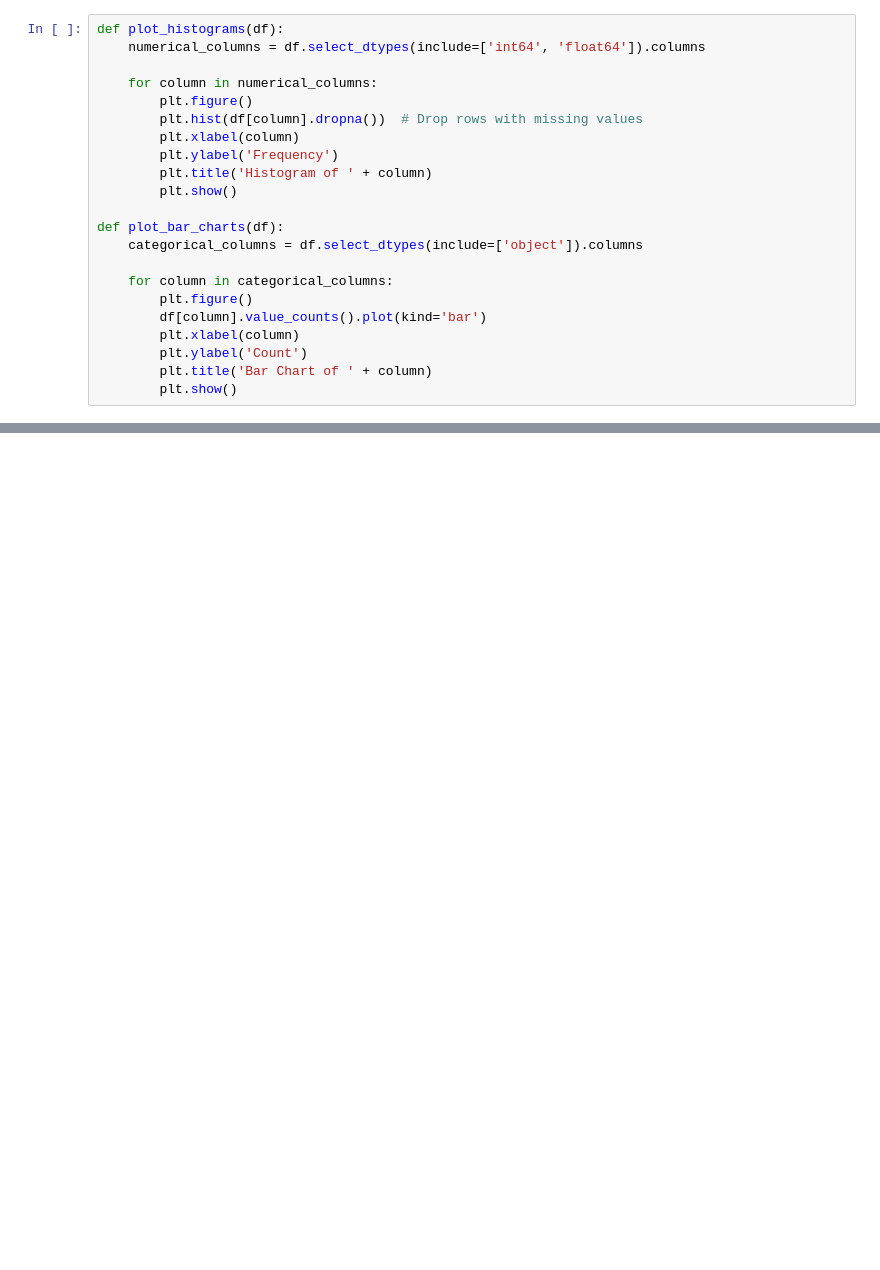
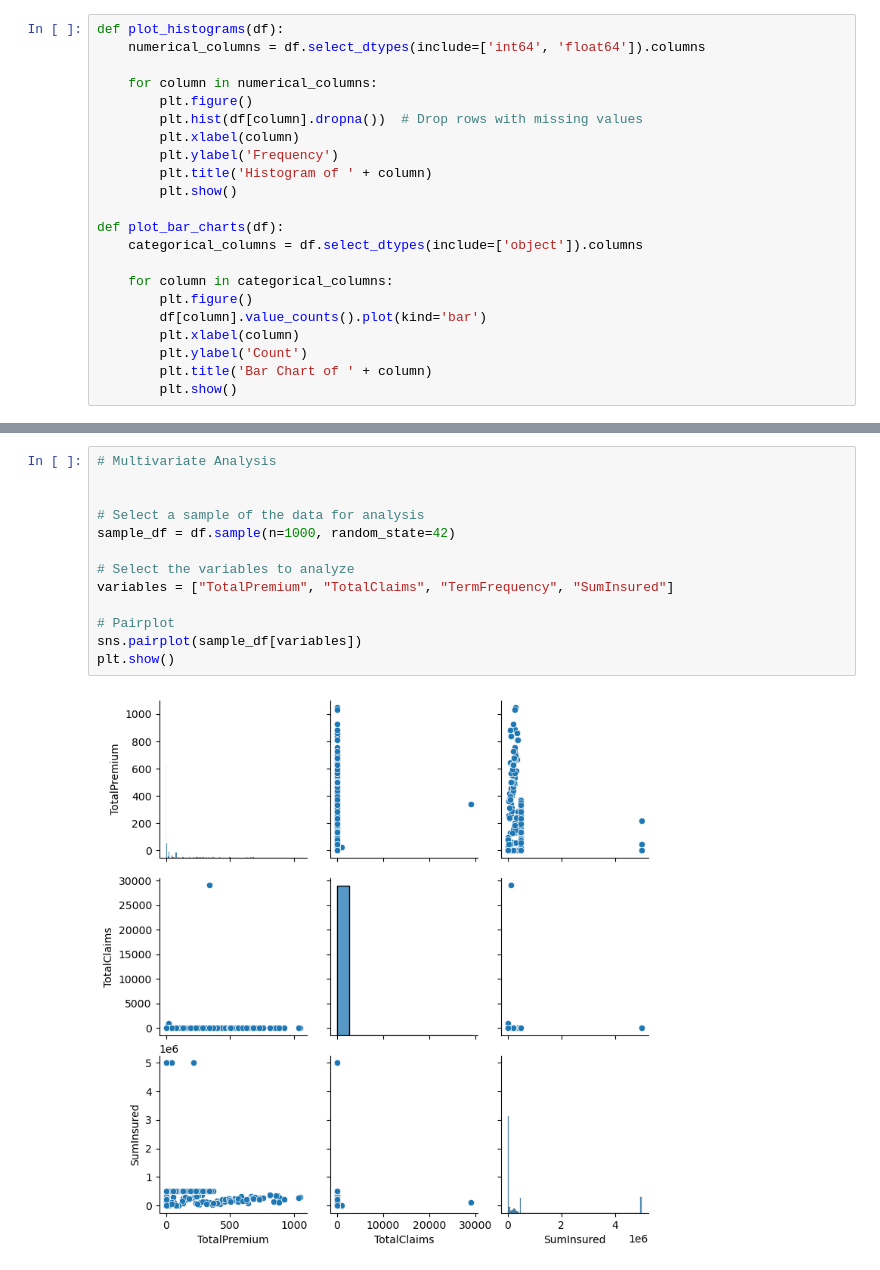
Before and after one commit to jodahe1/ACIS, a Jupyter notebook: Task-1/DataCleaning.ipynb, the cells around one changed output, grey strips where cells are left out. Drawn from its saved outputs; the diff is of its cells as text; blank space fills up the shorter version.

```diff
--- a/Task-1/DataCleaning.ipynb
+++ b/Task-1/DataCleaning.ipynb
@@ -231,0 +236,15 @@ plot_bar_charts(data)
+# %%
+# Multivariate Analysis
+
+
+# Select a sample of the data for analysis
+sample_df = df.sample(n=1000, random_state=42)
+
+# Select the variables to analyze
+variables = ["TotalPremium", "TotalClaims", "TermFrequency", "SumInsured"]
+
+# Pairplot
+sns.pairplot(sample_df[variables])
+plt.show()
+# %% [output]
+[figure, added]
```
Also changed, not shown: parts of 3 cells of this notebook.
